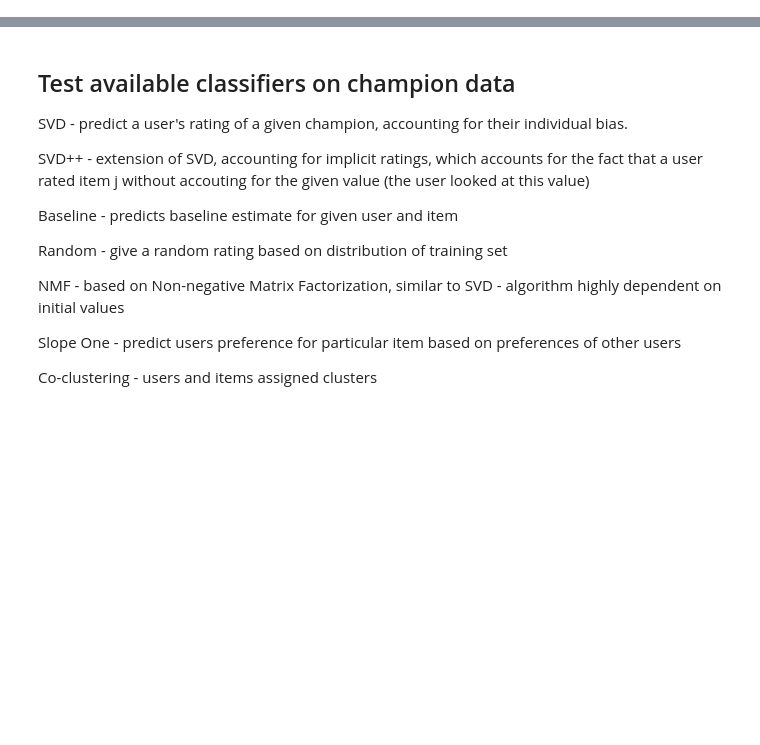
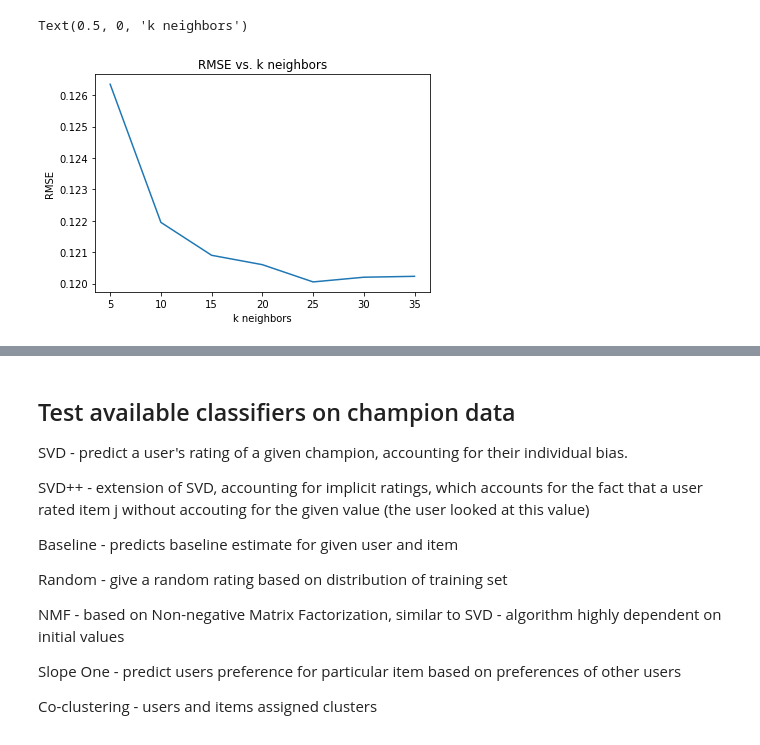
Before and after one commit to marcotan004/lol-champion-recommender, a Jupyter notebook: src/training.ipynb, the cells around one changed output, grey strips where cells are left out. Saved outputs shown, nothing was run; the diff lists cells and outputs as text; code cells hidden in the pictures; blank space fills up the shorter version.

```diff
--- a/src/training.ipynb
+++ b/src/training.ipynb
@@ -81 +147,11 @@ Test time         5.53    5.65    10.00   5.66    10.05   7.38    2.16
+# %%
+plt.plot(x,y)
+plt.title("RMSE vs. k neighbors")
+plt.ylabel("RMSE")
+plt.xlabel("k neighbors")
+
+# 25 seems to be where the dropoff stops
+# %% [output]
+Text(0.5, 0, 'k neighbors')
+[figure, added]
 # %% [markdown]
```
Also changed, not shown: parts of 42 cells of this notebook, 14 other files.
